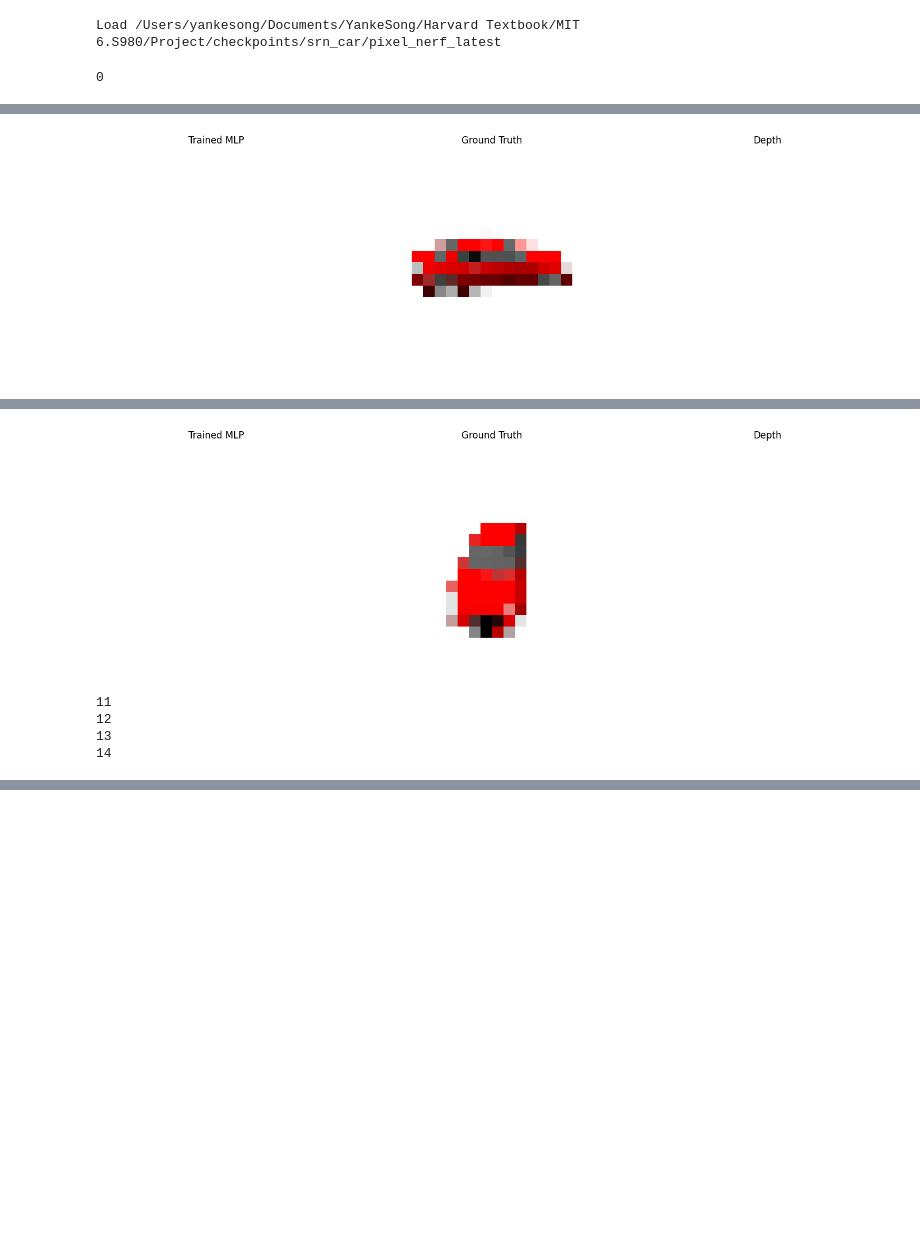
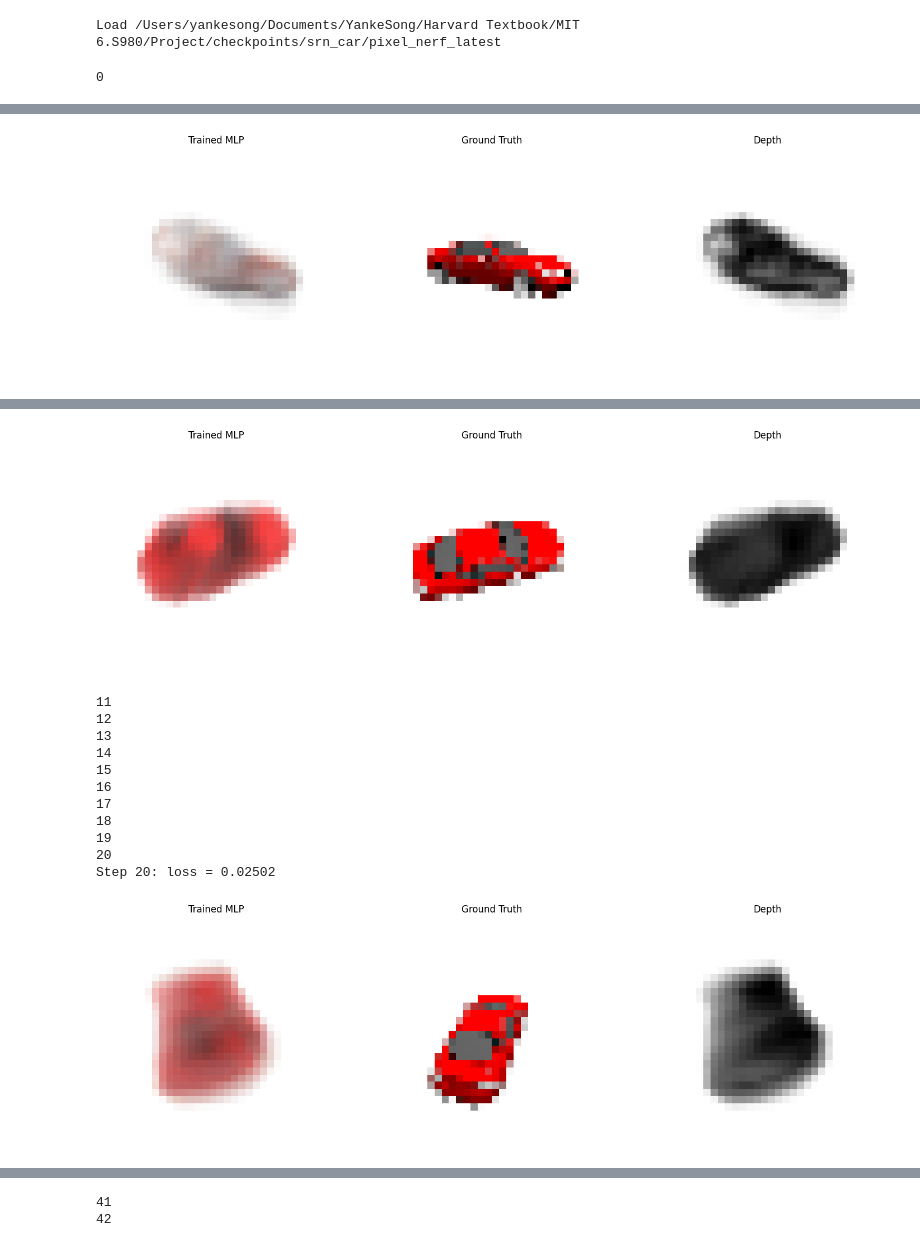
Before and after one commit to yankeesong/adaptive-volume-rendering, a Jupyter notebook: 6S980_Project.ipynb, the cells around one changed output, grey strips where cells are left out. Saved outputs shown, nothing was run; the diff lists cells and outputs as text; code cells hidden in the pictures; blank space fills up the shorter version.

```diff
--- a/6S980_Project.ipynb
+++ b/6S980_Project.ipynb
@@ -198,7 +194,7 @@ Load /Users/yankesong/Documents/YankeSong/Harvard Textbook/MIT 6.S980/Project/ch
 # %%
 ######## TODO
 # Test dataset
-sl = 20
+sl = 32
 dataset = SRNsCars(f'{root_dir}',max_num_instances=1, img_sidelength=sl)
 data_loader = torch.utils.data.DataLoader(dataset, batch_size=4)
 
@@ -224,4 +220,4 @@ Step 0: loss = 0.10392
-[figure, old version]
+[figure, new version]
 1
 2
 3
@@ -236,5 +232,13 @@ Step 10: loss = 0.08856
-[figure, old version]
+[figure, new version]
 11
 12
 13
 14
+15
+16
+17
+18
+19
+20
+Step 20: loss = 0.02502
+[figure, added]
@@ -240,0 +269,2 @@ Step 10: loss = 0.08856
+41
+42
```
Also changed, not shown: parts of 2 cells of this notebook, 3 other files.
